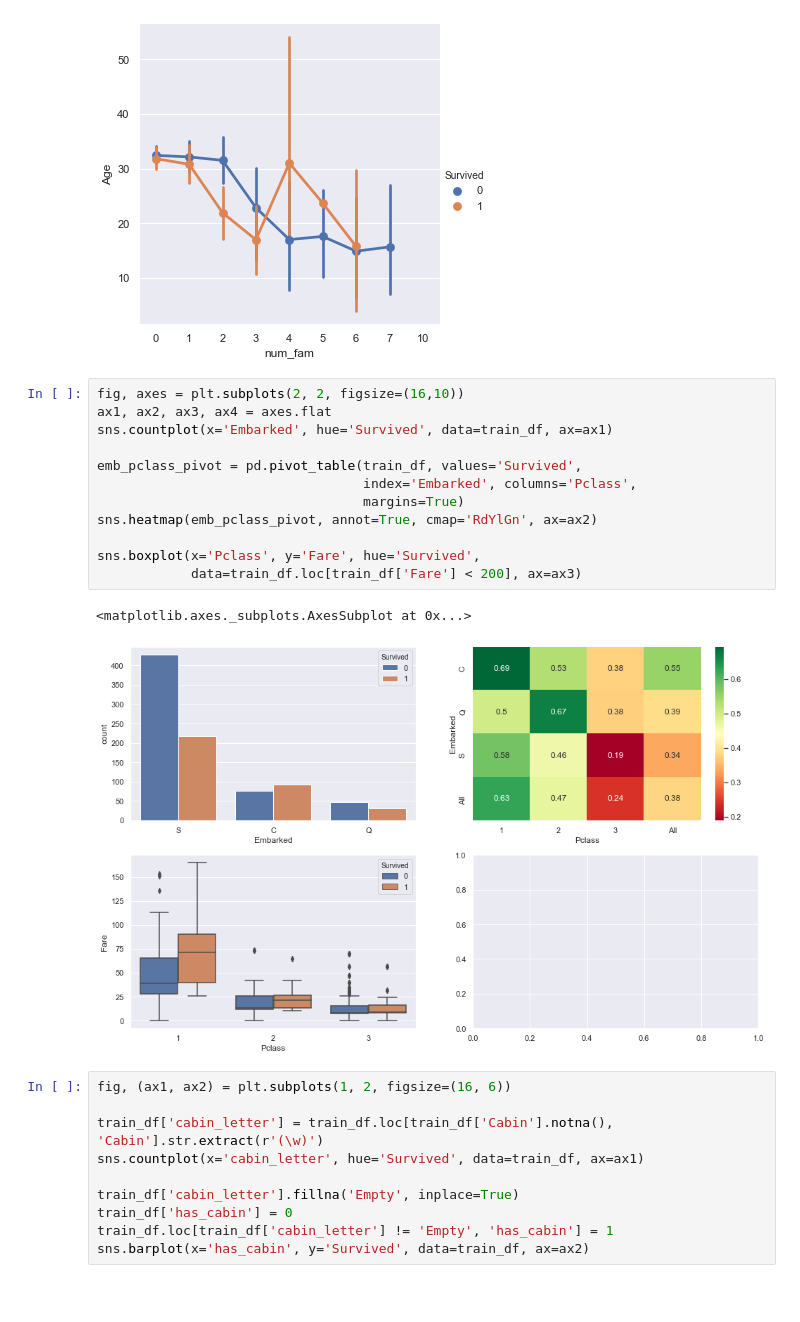
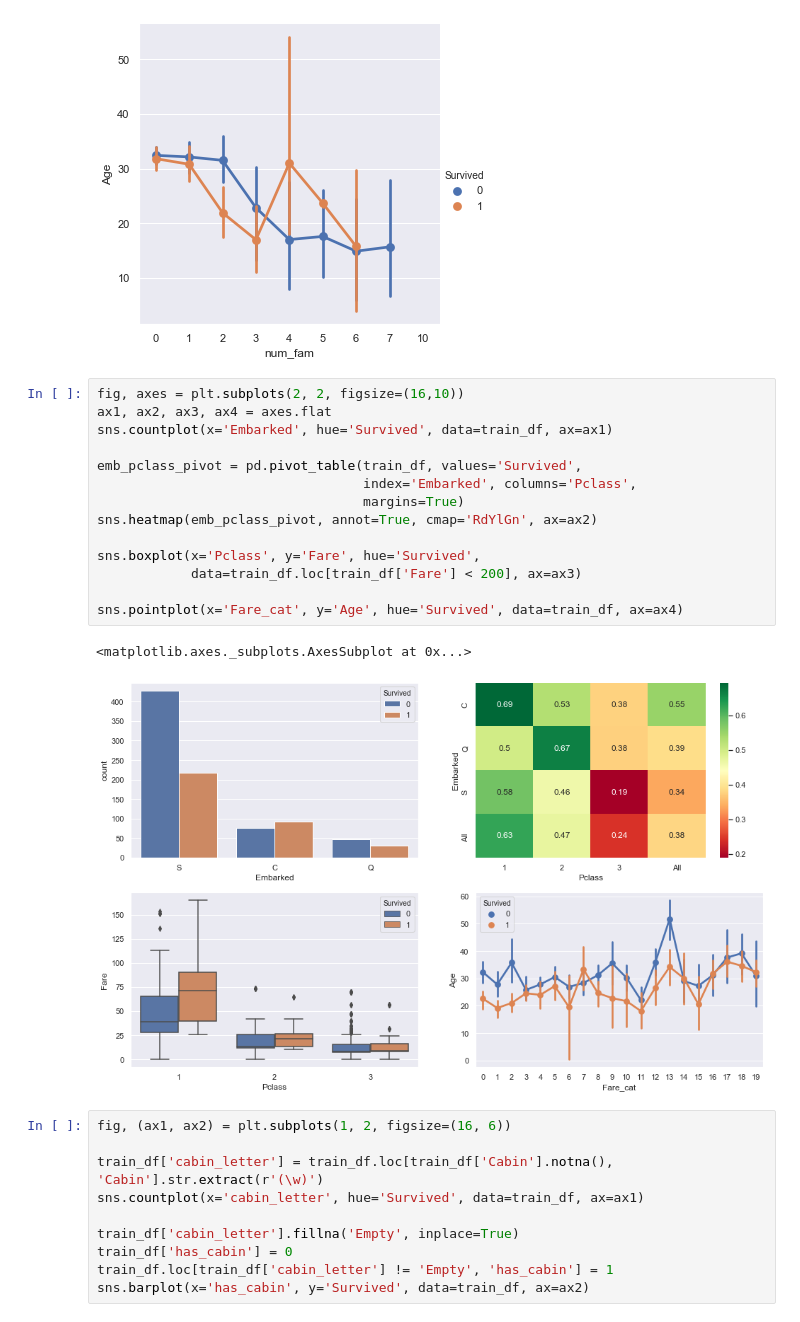
Before and after one commit to Bounty1993/ML-scripts, a Jupyter notebook: titanic.ipynb, the cells around one changed output. Cells and saved outputs as stored; diff of their text form; blank space fills up the shorter version.

Commit message:
new chart

```diff
--- a/titanic.ipynb
+++ b/titanic.ipynb
@@ -158,18 +158,20 @@ ax = sns.catplot(x='num_fam', y='Age', hue='Survived', data=temp, kind='point')
 # %%
 fig, axes = plt.subplots(2, 2, figsize=(16,10))
 ax1, ax2, ax3, ax4 = axes.flat
 sns.countplot(x='Embarked', hue='Survived', data=train_df, ax=ax1)
 
 emb_pclass_pivot = pd.pivot_table(train_df, values='Survived',
                                   index='Embarked', columns='Pclass',
                                   margins=True)
 sns.heatmap(emb_pclass_pivot, annot=True, cmap='RdYlGn', ax=ax2)
 
 sns.boxplot(x='Pclass', y='Fare', hue='Survived',
             data=train_df.loc[train_df['Fare'] < 200], ax=ax3)
+
+sns.pointplot(x='Fare_cat', y='Age', hue='Survived', data=train_df, ax=ax4)
 # %% [output]
 <matplotlib.axes._subplots.AxesSubplot at 0x...>
-[figure, old version]
+[figure, new version]
 # %%
 fig, (ax1, ax2) = plt.subplots(1, 2, figsize=(16, 6))
 
```
Also changed, not shown: parts of 3 cells of this notebook.
